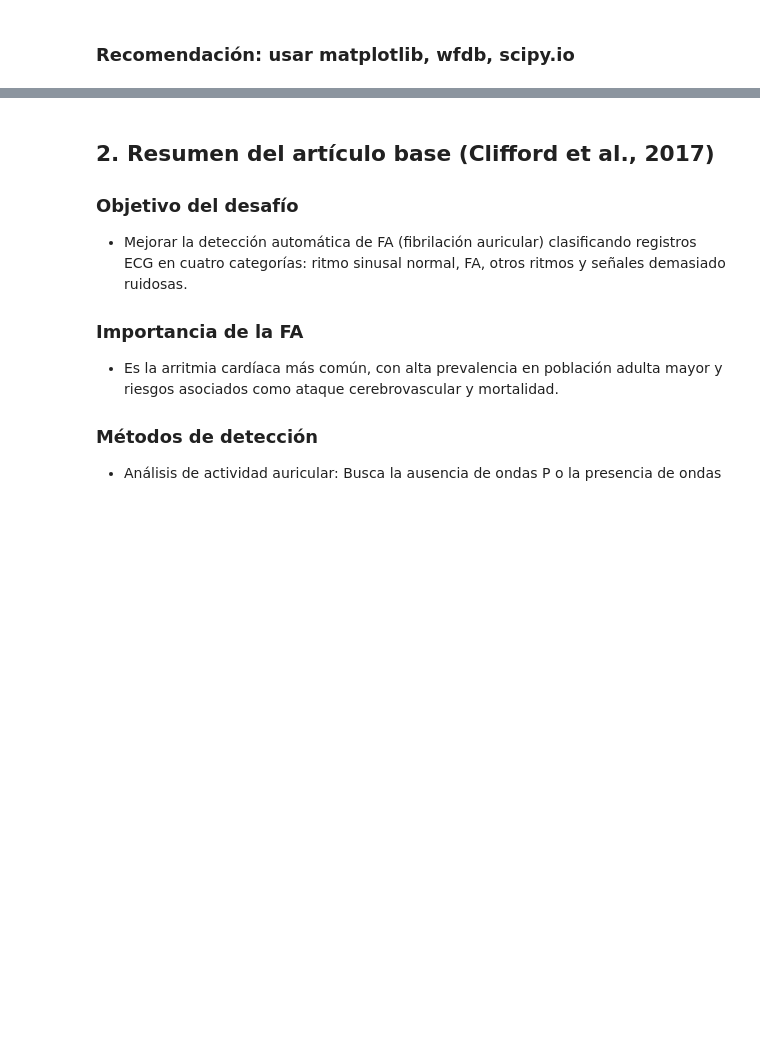
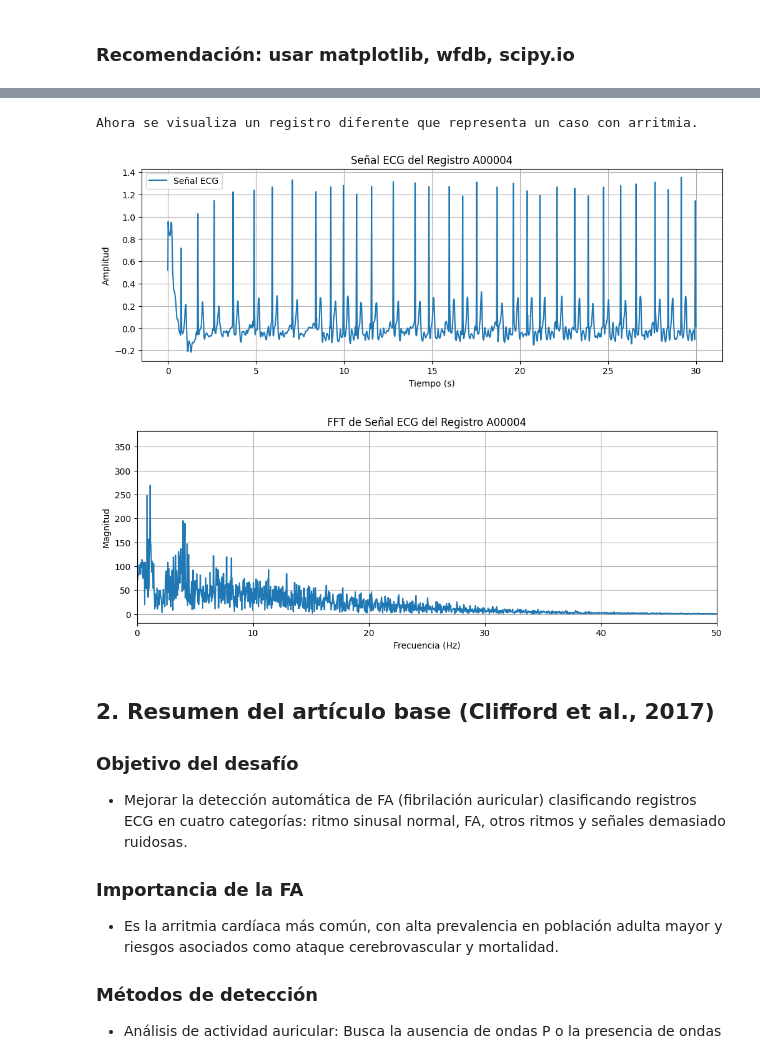
Before and after one commit to Mrldmz/MachineLearning, a Jupyter notebook: proyecto/Semana_1_Exploracion.ipynb, the cells around one changed output, grey strips where cells are left out. Cells and saved outputs as stored; diff of their text form; code cells hidden in the pictures; blank space fills up the shorter version.

```diff
--- a/proyecto/Semana_1_Exploracion.ipynb
+++ b/proyecto/Semana_1_Exploracion.ipynb
@@ -61,3 +52,45 @@ ECG signal and FFT results have been saved to 'ecg_signal.csv' and 'ecg_fft.csv'
+# %%
+print("Ahora se visualiza un registro diferente que representa un caso con arritmia.")
+
+# Load the ECG data
+record = wfdb.rdrecord('data/training2017/A00004')
+
+# Extract the signal and time
+signal = record.p_signal[:, 0]
+time = np.arange(len(signal)) / record.fs
+
+# Create a DataFrame for the signal
+df = pd.DataFrame({'time': time, 'signal': signal})
+
+# Plot the ECG signal
+plt.figure(figsize=(12, 4))
+plt.plot(df['time'], df['signal'], label='Señal ECG')
+plt.title('Señal ECG del Registro A00004')
+plt.xlabel('Tiempo (s)')
+plt.ylabel('Amplitud')
+plt.legend()
+plt.grid()
+plt.show()
+
+# Perform FFT on the ECG signal
+fft_signal = np.fft.fft(signal)
+
+# Calculate the frequency bins
+frequencies = np.fft.fftfreq(len(signal), d=1/record.fs)
+
+# Plot the FFT result
+plt.figure(figsize=(12, 4))
+plt.plot(frequencies[:len(frequencies)//2], np.abs(fft_signal)[:len(fft_signal)//2])
+plt.title('FFT de Señal ECG del Registro A00004')
+plt.xlabel('Frecuencia (Hz)')
+plt.ylabel('Magnitud')
+plt.xlim(0, 50)  # Limit x-axis to 50 Hz for better visibility
+plt.grid()
+plt.show()
+# %% [output]
+Ahora se visualiza un registro diferente que representa un caso con arritmia.
+[figure, added]
+[figure, added]
 # %% [markdown]
 ## 2. Resumen del artículo base (Clifford et al., 2017)
 
```
Also changed, not shown: parts of 3 cells of this notebook.
